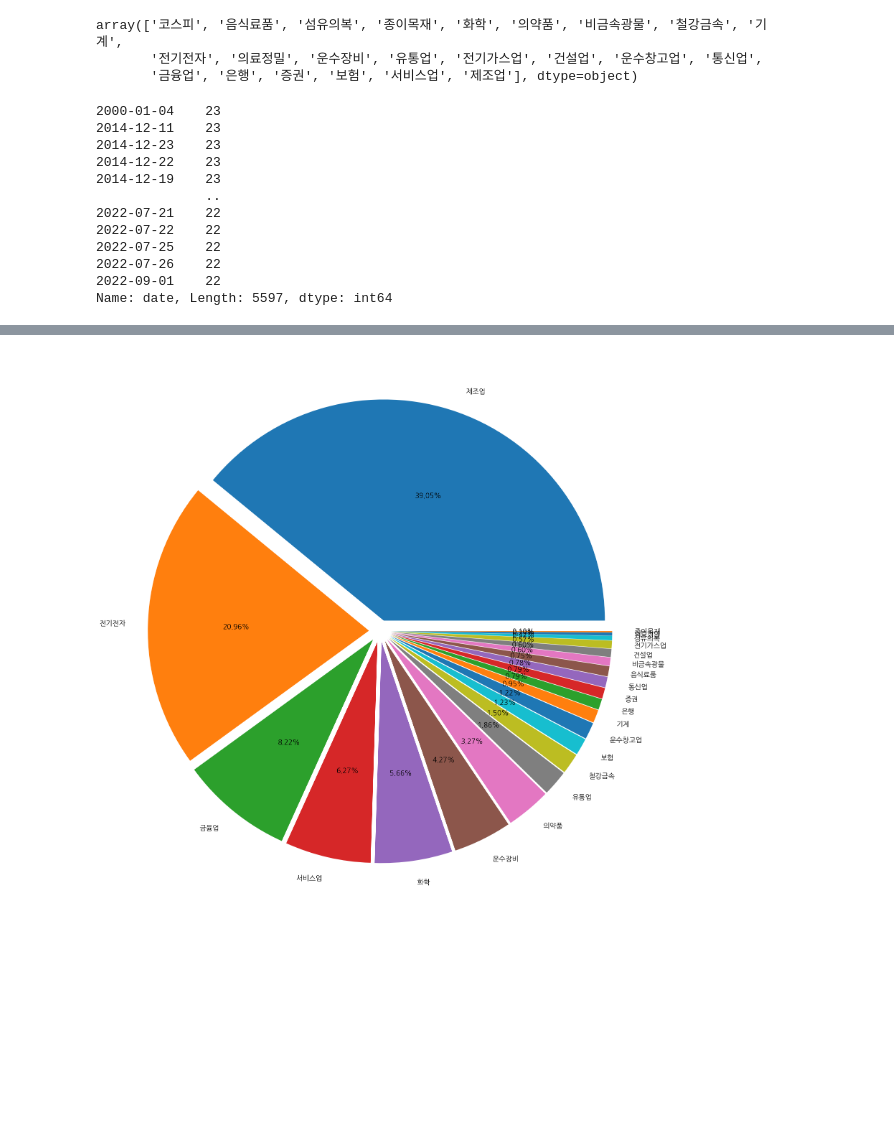
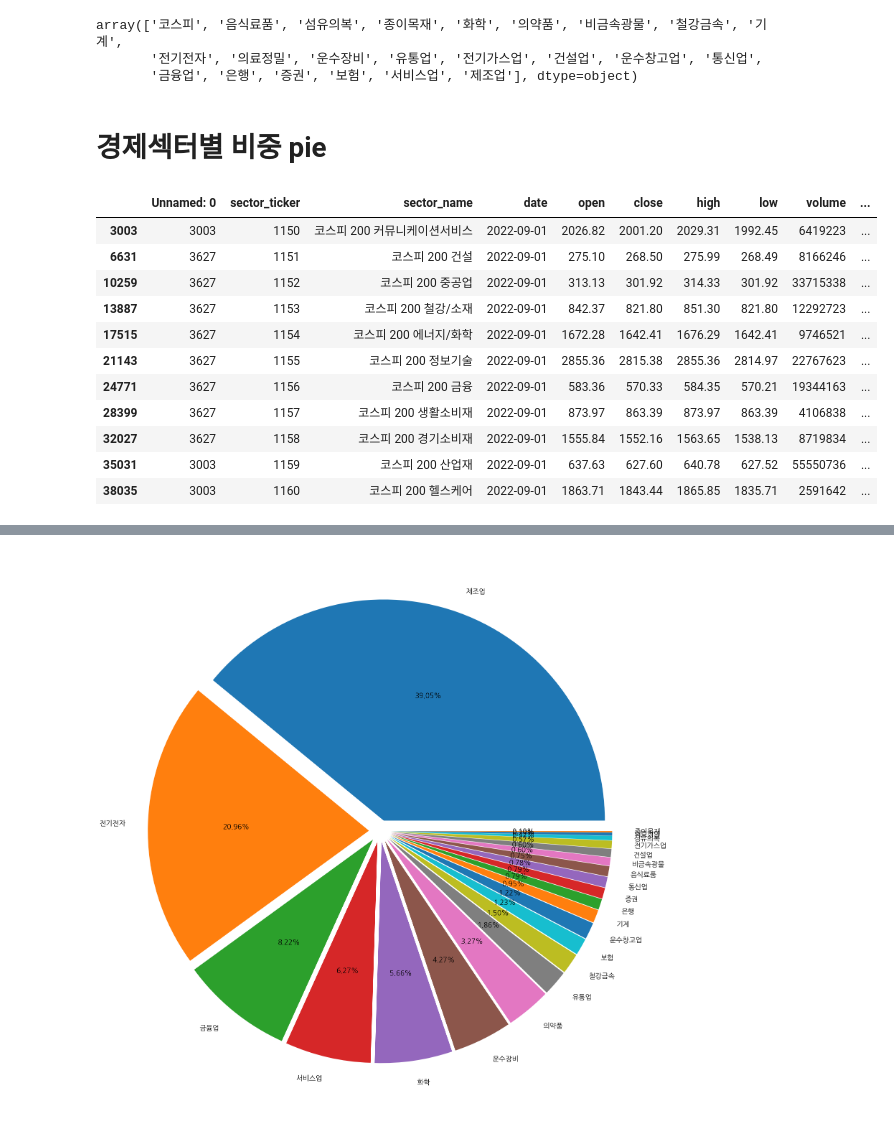
Before and after one commit to KB-IT-Academy-Team-4/eda-kospi, a Jupyter notebook: kospi_sector/프로젝트용_시각화_유상균.ipynb, the cells around one changed output, grey strips where cells are left out. Saved outputs shown, nothing was run; the diff lists cells and outputs as text; code cells hidden in the pictures; blank space fills up the shorter version.

```diff
--- a/kospi_sector/프로젝트용_시각화_유상균.ipynb
+++ b/kospi_sector/프로젝트용_시각화_유상균.ipynb
@@ -292,18 +300,5 @@ array(['코스피', '음식료품', '섬유의복', '종이목재', '화학', '
 서비스업 = df[df['sector_name']=='서비스업']
 
 제조업 = df[df['sector_name']=='제조업']
-# %%
-df['date'].value_counts()
-# %% [output]
-2000-01-04    23
-2014-12-11    23
-2014-12-23    23
-2014-12-22    23
-2014-12-19    23
-              ..
-2022-07-21    22
-2022-07-22    22
-2022-07-25    22
-2022-07-26    22
-2022-09-01    22
-Name: date, Length: 5597, dtype: int64
+# %% [markdown]
+# 경제섹터별 비중 pie
@@ -309,0 +310,16 @@ Name: date, Length: 5597, dtype: int64
+# %%
+경제섹터 = df_200[df_200['date']=='2022-09-01']
+경제섹터
+# %% [output]
+|  | Unnamed: 0 | sector_ticker | sector_name | date | open | close | high | low | volume | ... |
+| 3003 | 3003 | 1150 | 코스피 200 커뮤니케이션서비스 | 2022-09-01 | 2026.82 | 2001.20 | 2029.31 | 1992.45 | 6419223 | ... |
+| 6631 | 3627 | 1151 | 코스피 200 건설 | 2022-09-01 | 275.10 | 268.50 | 275.99 | 268.49 | 8166246 | ... |
+| 10259 | 3627 | 1152 | 코스피 200 중공업 | 2022-09-01 | 313.13 | 301.92 | 314.33 | 301.92 | 33715338 | ... |
+| 13887 | 3627 | 1153 | 코스피 200 철강/소재 | 2022-09-01 | 842.37 | 821.80 | 851.30 | 821.80 | 12292723 | ... |
+| 17515 | 3627 | 1154 | 코스피 200 에너지/화학 | 2022-09-01 | 1672.28 | 1642.41 | 1676.29 | 1642.41 | 9746521 | ... |
+| 21143 | 3627 | 1155 | 코스피 200 정보기술 | 2022-09-01 | 2855.36 | 2815.38 | 2855.36 | 2814.97 | 22767623 | ... |
+| 24771 | 3627 | 1156 | 코스피 200 금융 | 2022-09-01 | 583.36 | 570.33 | 584.35 | 570.21 | 19344163 | ... |
+| 28399 | 3627 | 1157 | 코스피 200 생활소비재 | 2022-09-01 | 873.97 | 863.39 | 873.97 | 863.39 | 4106838 | ... |
+| 32027 | 3627 | 1158 | 코스피 200 경기소비재 | 2022-09-01 | 1555.84 | 1552.16 | 1563.65 | 1538.13 | 8719834 | ... |
+| 35031 | 3003 | 1159 | 코스피 200 산업재 | 2022-09-01 | 637.63 | 627.60 | 640.78 | 627.52 | 55550736 | ... |
+| 38035 | 3003 | 1160 | 코스피 200 헬스케어 | 2022-09-01 | 1863.71 | 1843.44 | 1865.85 | 1835.71 | 2591642 | ... |
```
Also changed, not shown: parts of 19 cells of this notebook.
